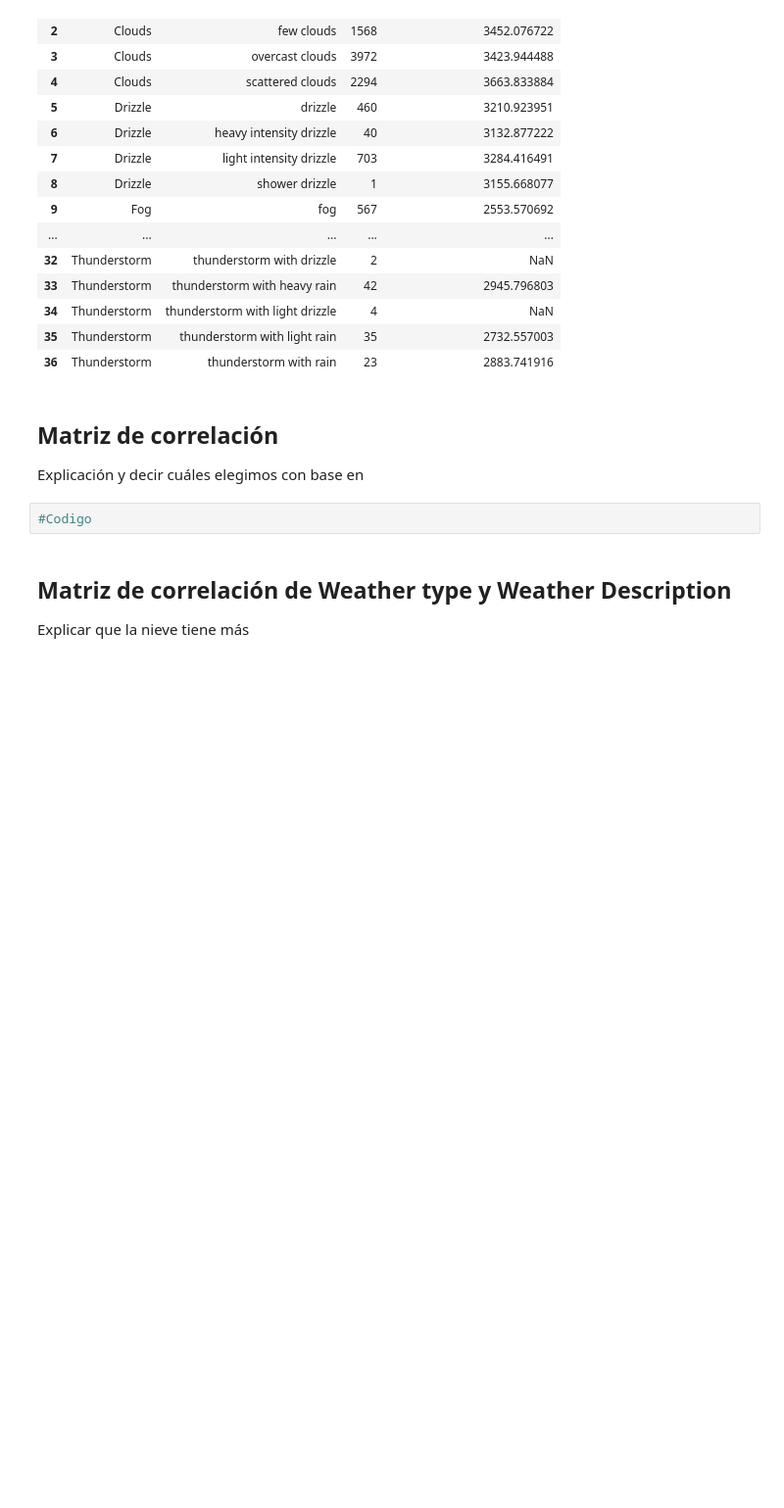
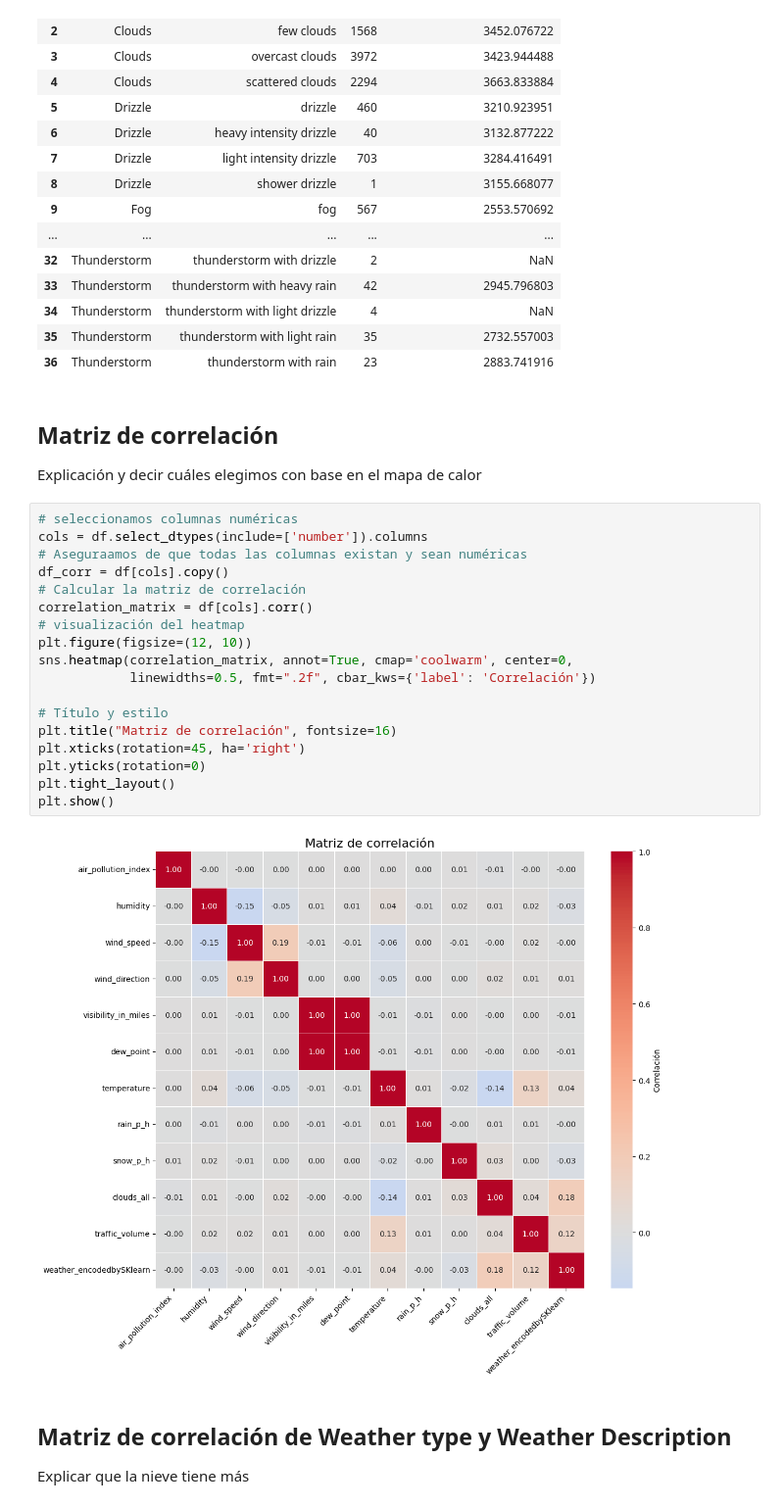
Before and after one commit to preslymorales/Proyecto-Simulacion-del-Trafico-Vehicular, a Jupyter notebook: Simulacion_Trafico_Vehicular.ipynb, the cells around one changed output. Shown at 98% size. Saved outputs shown, nothing was run; the diff lists cells and outputs as text; blank space fills up the shorter version.

Commit message:
Agregada matriz de correlación mejorada

```diff
--- a/Simulacion_Trafico_Vehicular.ipynb
+++ b/Simulacion_Trafico_Vehicular.ipynb
@@ -279,9 +279,27 @@ stats
 # %% [markdown]
 ## Matriz de correlación
 
-Explicación y decir cuáles elegimos con base en
+Explicación y decir cuáles elegimos con base en el mapa de calor
 # %%
-#Codigo
+# seleccionamos columnas numéricas
+cols = df.select_dtypes(include=['number']).columns
+# Aseguraamos de que todas las columnas existan y sean numéricas
+df_corr = df[cols].copy()
+# Calcular la matriz de correlación
+correlation_matrix = df[cols].corr()
+# visualización del heatmap
+plt.figure(figsize=(12, 10))
+sns.heatmap(correlation_matrix, annot=True, cmap='coolwarm', center=0,
+            linewidths=0.5, fmt=".2f", cbar_kws={'label': 'Correlación'})
+
+# Título y estilo
+plt.title("Matriz de correlación", fontsize=16)
+plt.xticks(rotation=45, ha='right')
+plt.yticks(rotation=0)
+plt.tight_layout()
+plt.show()
+# %% [output]
+[figure, added]
 # %% [markdown]
 ## Matriz de correlación de Weather type y Weather Description
 Explicar que la nieve tiene más
```
Also changed, not shown: parts of 4 cells of this notebook.
